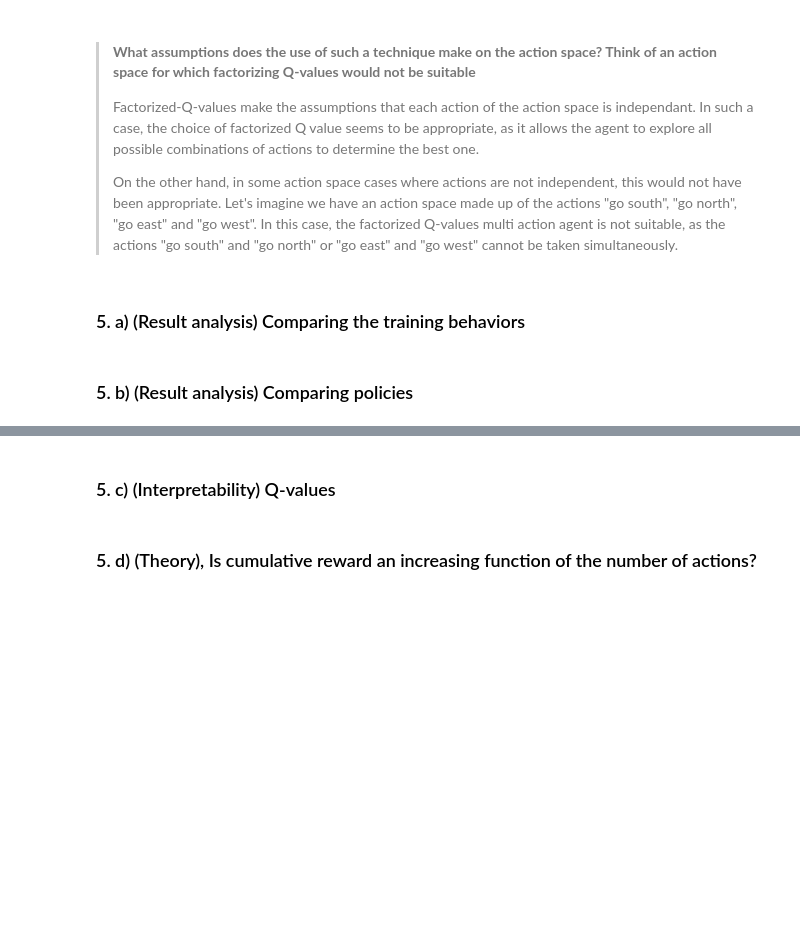
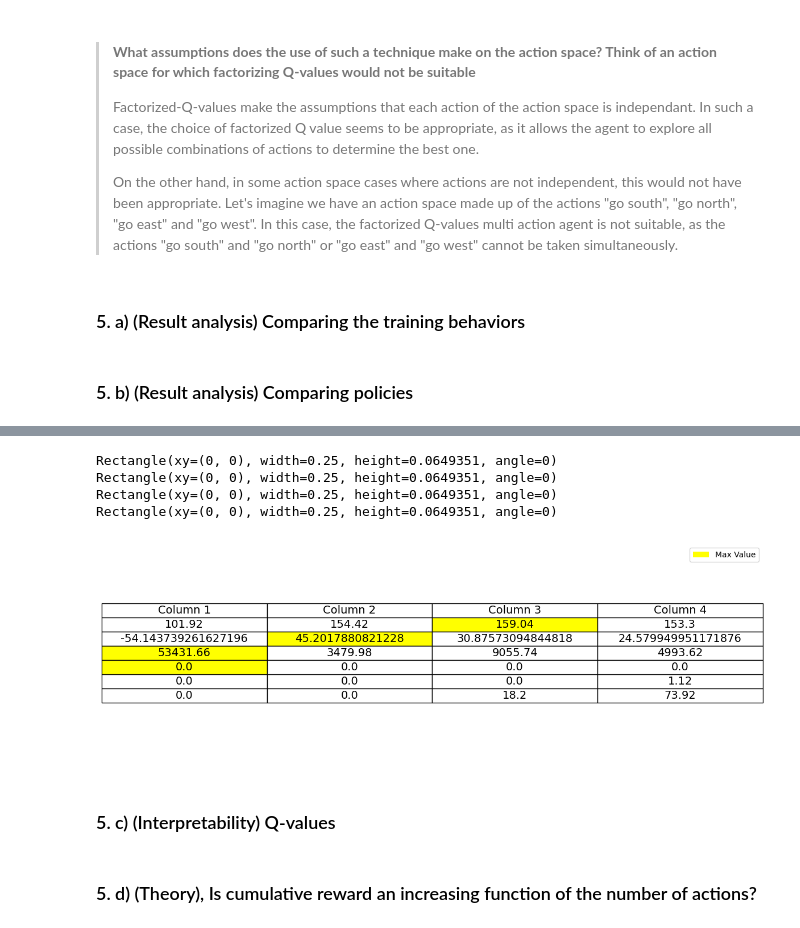
Before and after one commit to tuturta/Miniproject_DQN, a Jupyter notebook: report.ipynb, the cells around one changed output, grey strips where cells are left out. Saved outputs shown, nothing was run; the diff lists cells and outputs as text; code cells hidden in the pictures; blank space fills up the shorter version.

```diff
--- a/report.ipynb
+++ b/report.ipynb
@@ -1412,6 +1412,7 @@ def plot_evaluation(total, cities, actions = None):
 
     fig.tight_layout()
     plt.show()
+
 
 def plot_histograms(log):
     deaths = np.array(log['N_deaths'])
@@ -1517,7 +1518,7 @@ def run_several_evaluations(agent, n_episodes = 50, toggle = False, seed = 42):
                 break
 
         log['conf_days'].append(N_confin)
-        log['R_cumul'].append(R_cumul.numpy()[0])
+        log['R_cumul'].append(R_cumul.item())
         log['N_deaths'].append(info.total.dead)
         log['isol_days'].append(isol_days)
         log['vacc_days'].append(vacc_days)
@@ -1985,3 +2005,11 @@ Average cumulative reward: 29.655393600463867
+# %%
+def compute_metrics(logs):
+    output = []
+    for key, value in logs.items():
+        if key == 'Episode':
+            continue
+        output.append(np.mean(value))
+    return output
 # %%
 '''For reproducibility'''
 seed = 0
@@ -2000,3 +2067,44 @@ dict_keys(['Episode', 'conf_days', 'R_cumul', 'N_deaths', 'isol_days', 'vacc_day
+# %%
+# Put all the metrics in a list of list
+metrics = []
+metrics.append(compute_metrics(logs_Russo))
+metrics.append(compute_metrics(logs_DQN))
+metrics.append(compute_metrics(logs_toggle))
+metrics.append(compute_metrics(logs_facto))
+
+# Highlight the maximum values
+#highlighted_data = highlight_max_values(np.array(metrics))
+
+# Create the table plot
+fig, ax = plt.subplots(figsize=(15,5))
+ax.axis('off')
+table = ax.table(cellText=np.array(metrics).T,
+                 colLabels=['Column 1', 'Column 2', 'Column 3', 'Column 4'],
+                 cellLoc='center',
+                 loc='center')
+
+# Set cell properties
+table.set_fontsize(14)
+table.scale(1, 1.5)
+
+# Highlight the maximum values using cell color patches
+max_indices = np.argmax(metrics, axis = 0)
+for i in range(4):
+    print(table.get_celld()[i+1, max_indices[i]])
+    table.get_celld()[i+1, max_indices[i]].set_facecolor('yellow')
+
+# Add a legend for the cell color patch
+legend_elements = [Patch(facecolor='yellow', edgecolor='none', label='Max Value')]
+ax.legend(handles=legend_elements, loc='upper right')
+
+# Show the plot
+plt.show()
+# %% [output]
+Rectangle(xy=(0, 0), width=0.25, height=0.0649351, angle=0)
+Rectangle(xy=(0, 0), width=0.25, height=0.0649351, angle=0)
+Rectangle(xy=(0, 0), width=0.25, height=0.0649351, angle=0)
+Rectangle(xy=(0, 0), width=0.25, height=0.0649351, angle=0)
+[figure, added]
 # %% [markdown]
 ### 5. c) (Interpretability) Q-values
 # %% [markdown]
```
Also changed, not shown: parts of 6 cells of this notebook.
